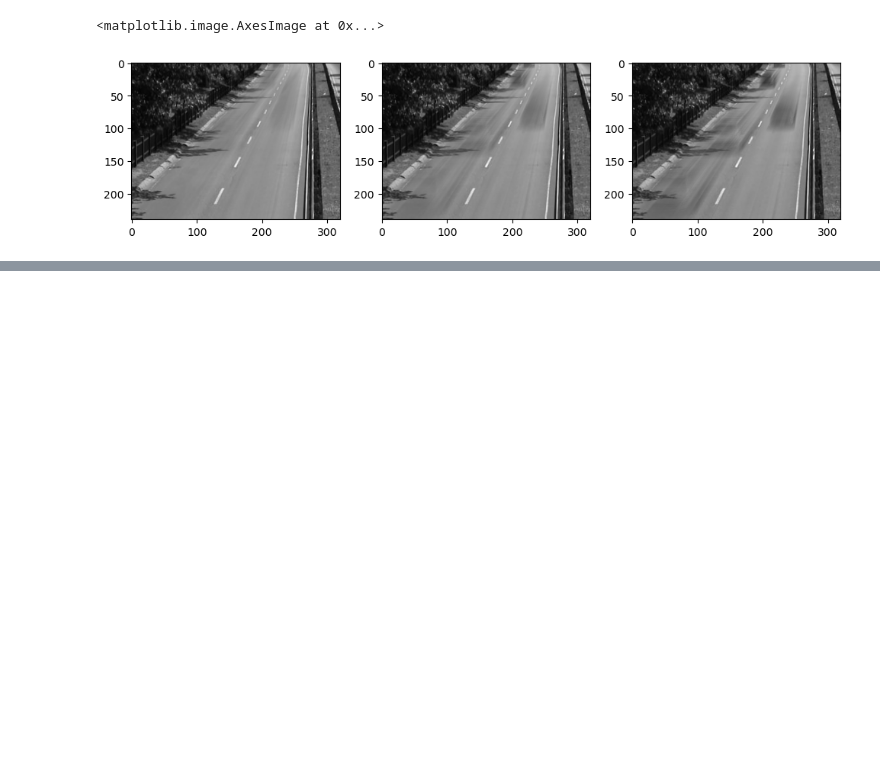
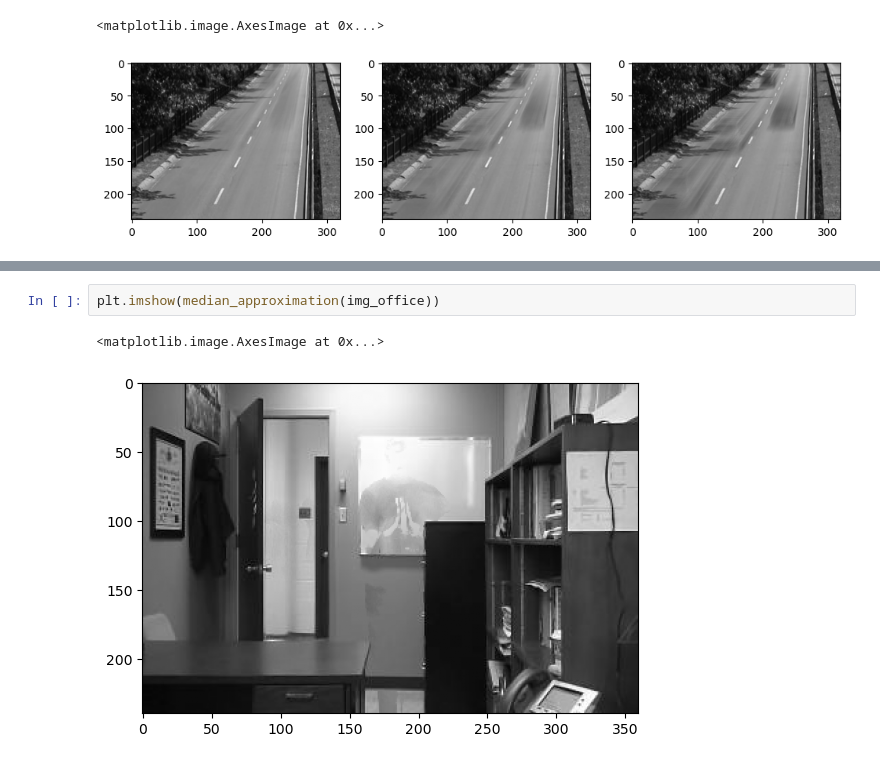
Before and after one commit to MrWlobo/Zaawansowane_Algorytmy_Wizyjne, a Jupyter notebook: Lab03/ZAW_Lab03.ipynb, the cells around one changed output, grey strips where cells are left out. Saved outputs shown, nothing was run; the diff lists cells and outputs as text; blank space fills up the shorter version.

```diff
--- a/Lab03/ZAW_Lab03.ipynb
+++ b/Lab03/ZAW_Lab03.ipynb
@@ -355,0 +372,5 @@ axis[2].imshow(mean_approximation(img_highway, alpha=0.05))
+# %%
+plt.imshow(median_approximation(img_office))
+# %% [output]
+<matplotlib.image.AxesImage at 0x...>
+[figure, added]
```
Also changed, not shown: parts of 5 cells of this notebook.
